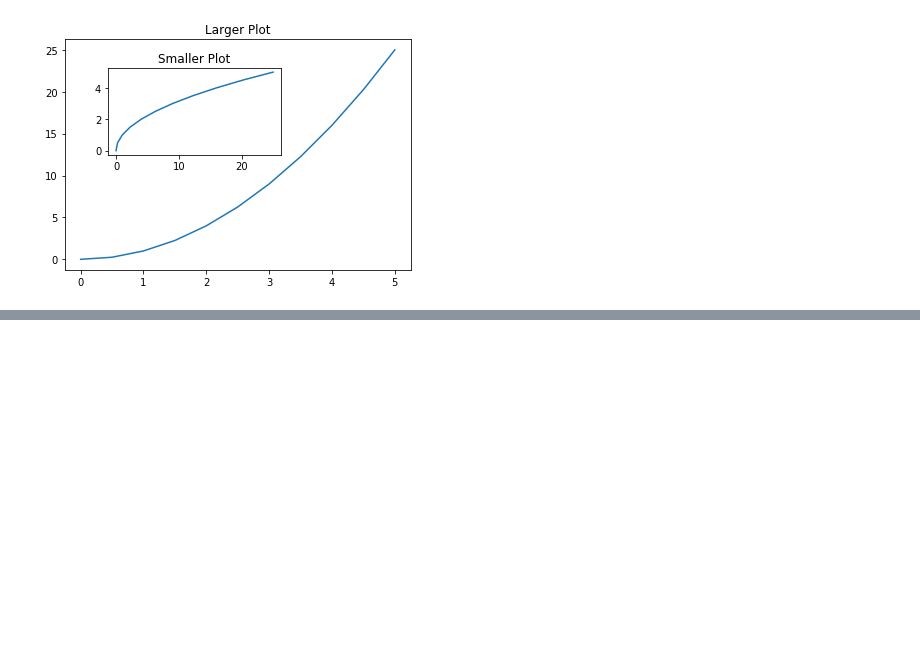
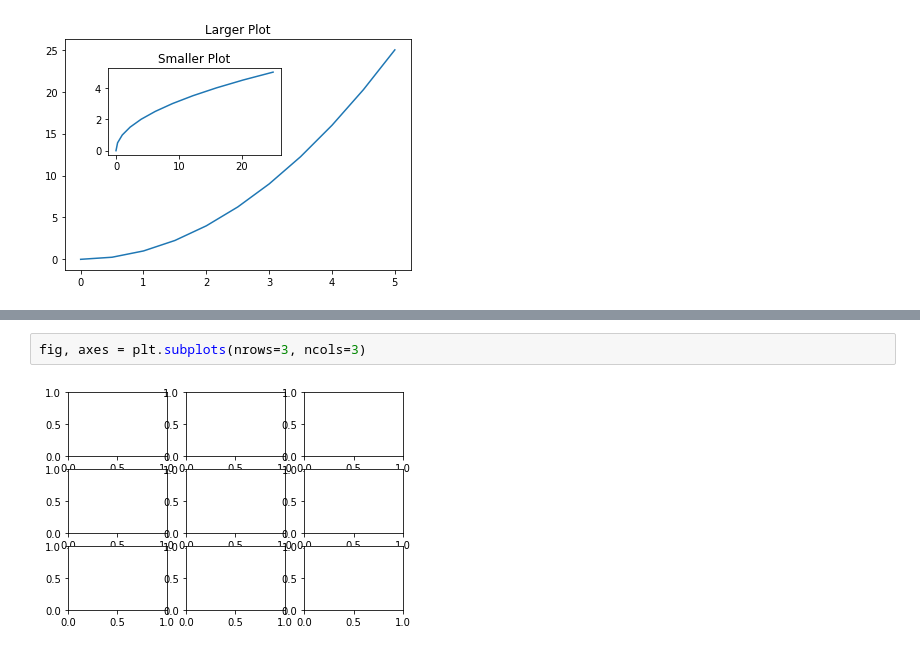
Before and after one commit to Sahil-Tah/Data-Science-and-Machine-Learning-Bootcamp, a Jupyter notebook: 3. Matplotlib/1. Matplotlib Concepts.ipynb, the cells around one changed output, grey strips where cells are left out. Drawn from its saved outputs; the diff is of its cells as text; blank space fills up the shorter version.

```diff
--- a/3. Matplotlib/1. Matplotlib Concepts.ipynb
+++ b/3. Matplotlib/1. Matplotlib Concepts.ipynb
@@ -66,0 +99,4 @@ Text(0.5, 1.0, 'Smaller Plot')
+# %%
+fig, axes = plt.subplots(nrows=3, ncols=3)
+# %% [output]
+[figure, added]
```
Also changed, not shown: parts of 8 cells of this notebook, 2 other files.
